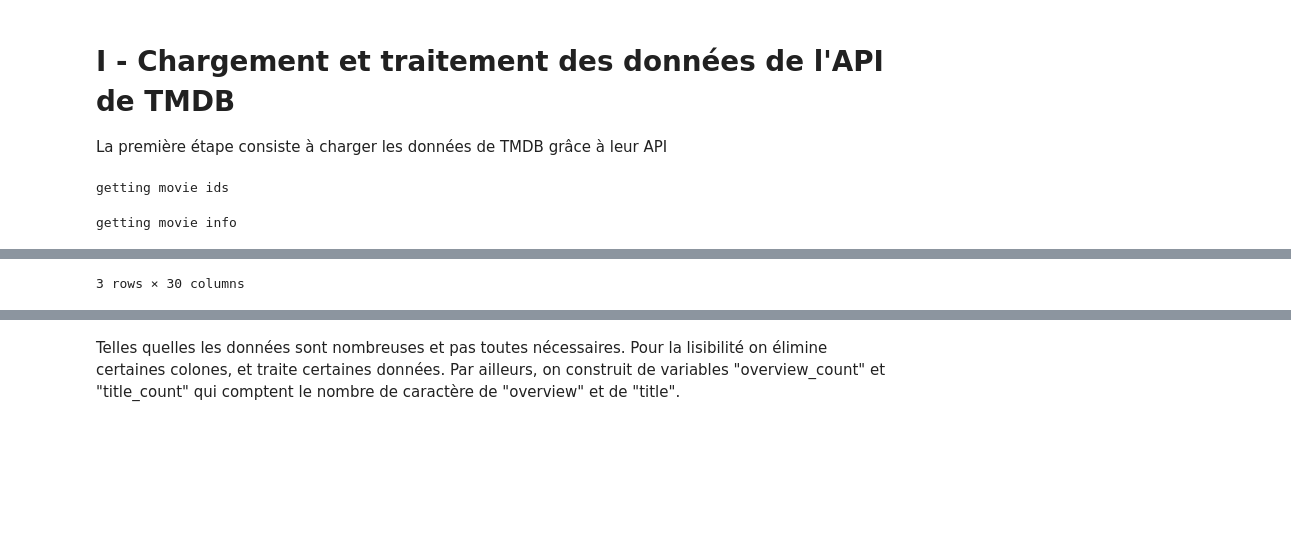
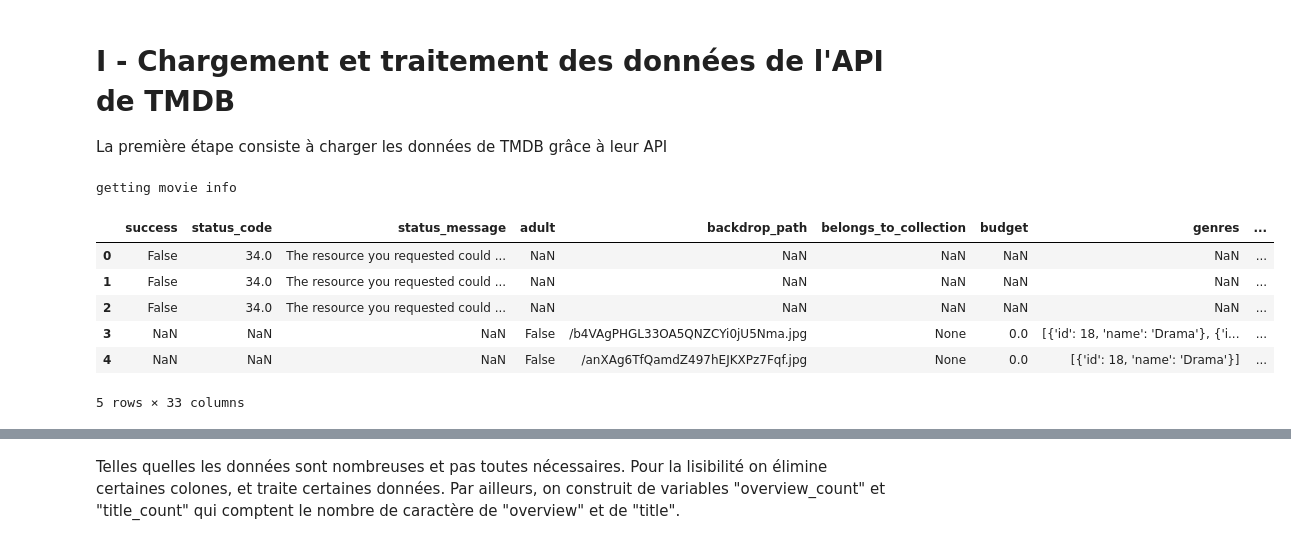
Before and after one commit to gillesfevry/MiseEnProd, a Jupyter notebook: Notebook Main.ipynb, the cells around one changed output, grey strips where cells are left out. Cells and saved outputs as stored; diff of their text form; code cells hidden in the pictures; blank space fills up the shorter version.

```diff
--- a/Notebook Main.ipynb
+++ b/Notebook Main.ipynb
@@ -17,9 +20,15 @@ from sklearn.svm import SVC
 
 La première étape consiste à charger les données de TMDB grâce à leur API
 # %%
-ids= td.get_movie_ids_list(50, headers=td.headers)
-df=td.get_movies_info(ids,headers=td.headers)
-df.head(3)
+#ids= td.get_movie_ids_list(20, headers=td.headers)
+df=td.get_movies_info([random.randint(100, 10000) for _ in range(50)],headers=td.headers)
+df.head(5)
 # %% [output]
-getting movie ids
+getting movie info
+|  | success | status_code | status_message | adult | backdrop_path | belongs_to_collection | budget | genres | ... |
+| 0 | False | 34.0 | The resource you requested could ... | NaN | NaN | NaN | NaN | NaN | ... |
+| 1 | False | 34.0 | The resource you requested could ... | NaN | NaN | NaN | NaN | NaN | ... |
+| 2 | False | 34.0 | The resource you requested could ... | NaN | NaN | NaN | NaN | NaN | ... |
+| 3 | NaN | NaN | NaN | False | /b4VAgPHGL33OA5QNZCYi0jU5Nma.jpg | None | 0.0 | [{'id': 18, 'name': 'Drama'}, {'i... | ... |
+| 4 | NaN | NaN | NaN | False | /anXAg6TfQamdZ497hEJKXPz7Fqf.jpg | None | 0.0 | [{'id': 18, 'name': 'Drama'}] | ... |
-getting movie info
+5 rows × 33 columns
@@ -30 +34,0 @@ getting movie info
-3 rows × 30 columns
```
Also changed, not shown: parts of 9 cells of this notebook.
